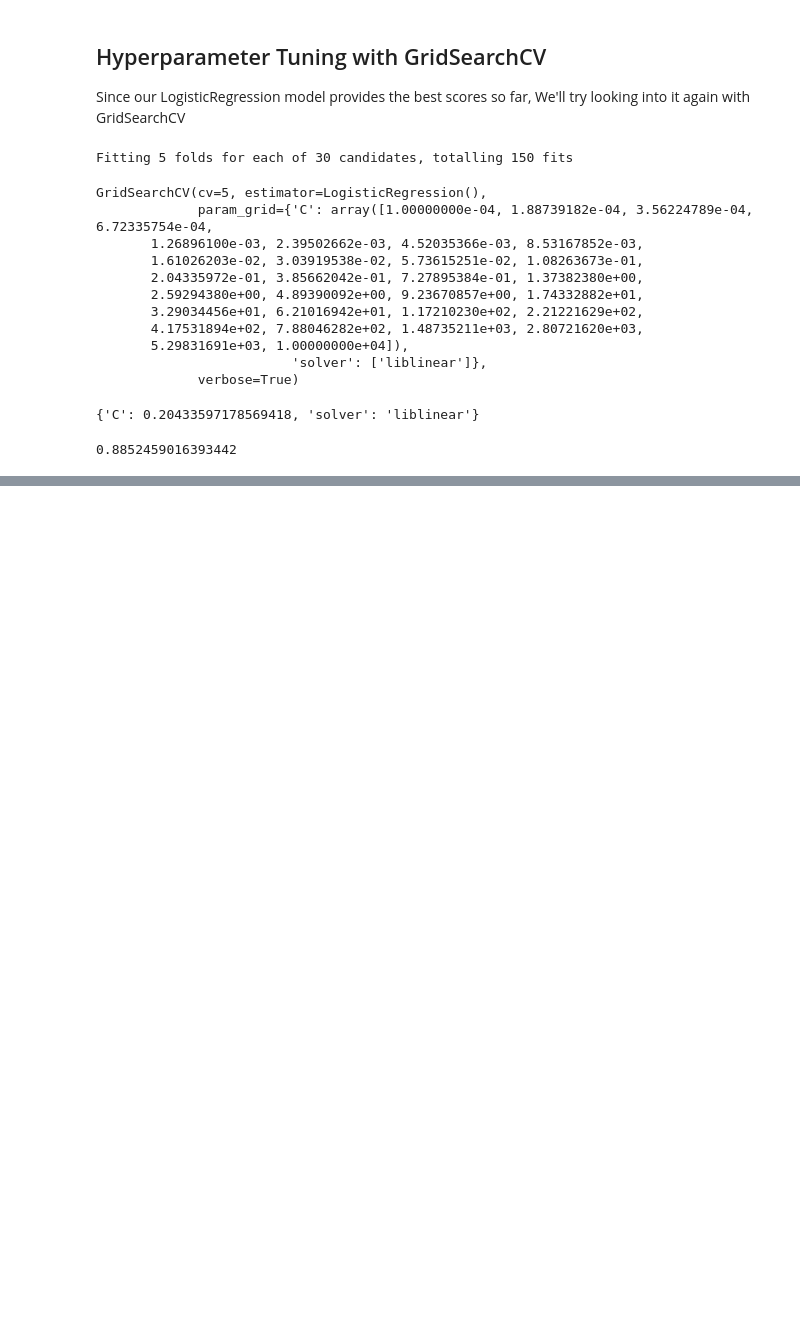
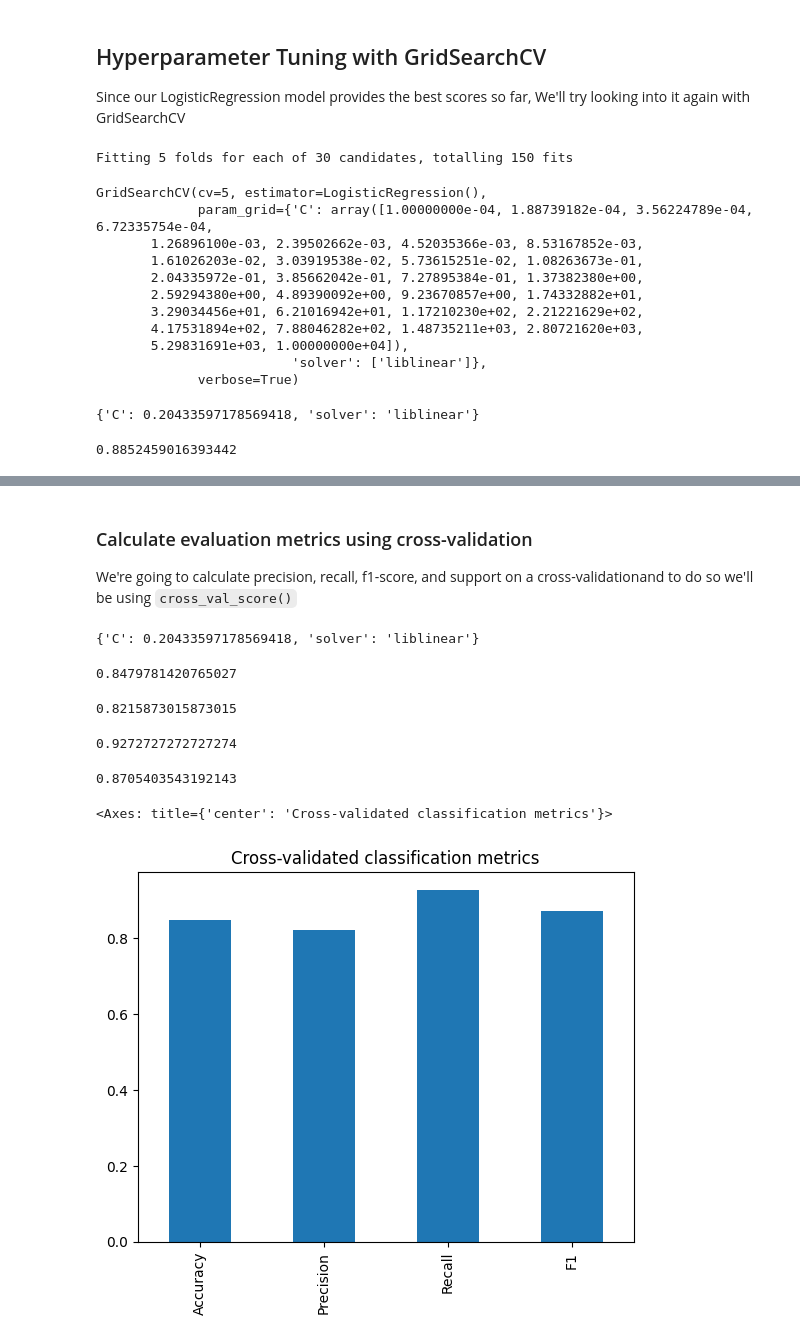
Before and after one commit to buumu8/ds, a Jupyter notebook: heart-disease-project/end-to-end-heart-disease-classification.ipynb, the cells around one changed output, grey strips where cells are left out. Drawn from its saved outputs; the diff is of its cells as text; code cells hidden in the pictures; blank space fills up the shorter version.

```diff
--- a/heart-disease-project/end-to-end-heart-disease-classification.ipynb
+++ b/heart-disease-project/end-to-end-heart-disease-classification.ipynb
@@ -682,0 +750,9 @@ gs_log_reg.score(X_test,y_test)
+# %% [markdown]
+### Calculate evaluation metrics using cross-validation
+
+We're going to calculate precision, recall, f1-score, and support on a cross-validationand to do so we'll be using `cross_val_score()`
+# %%
+# Check best hyperparameters
+gs_log_reg.best_params_
+# %% [output]
+{'C': 0.20433597178569418, 'solver': 'liblinear'}
@@ -682,0 +762,55 @@ gs_log_reg.score(X_test,y_test)
+# %%
+# Cross-validated accuracy
+cv_acc = cross_val_score(clf,
+                         X,
+                         y,
+                         cv=5,
+                         scoring="accuracy")
+cv_acc = np.mean(cv_acc)
+cv_acc
+# %% [output]
+0.8479781420765027
+# %%
+# Cross-validated precision
+cv_precision = cross_val_score(clf,
+                         X,
+                         y,
+                         cv=5,
+                         scoring="precision")
+cv_precision = np.mean(cv_precision)
+cv_precision
+# %% [output]
+0.8215873015873015
+# %%
+# Cross-validated recall
+cv_recall = cross_val_score(clf,
+                         X,
+                         y,
+                         cv=5,
+                         scoring="recall")
+cv_recall = np.mean(cv_recall)
+cv_recall
+# %% [output]
+0.9272727272727274
+# %%
+# Cross-validated f1
+cv_f1 = cross_val_score(clf,
+                         X,
+                         y,
+                         cv=5,
+                         scoring="f1")
+cv_f1 = np.mean(cv_f1)
+cv_f1
+# %% [output]
+0.8705403543192143
+# %%
+# Visualize cross_validated metrics
+cv_metrics = pd.DataFrame({"Accuracy": cv_acc,
+                           "Precision": cv_precision,
+                           "Recall": cv_recall,
+                           "F1": cv_f1},
+                          index=[0])
+cv_metrics.T.plot.bar(title="Cross-validated classification metrics", legend=False)
+# %% [output]
+<Axes: title={'center': 'Cross-validated classification metrics'}>
+[figure, added]
```
Also changed, not shown: parts of 21 cells of this notebook.
